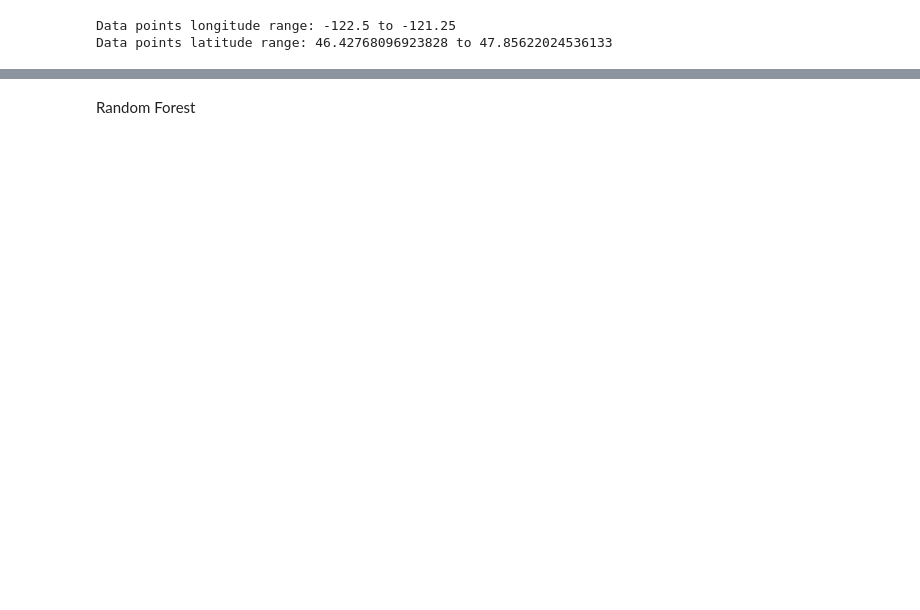
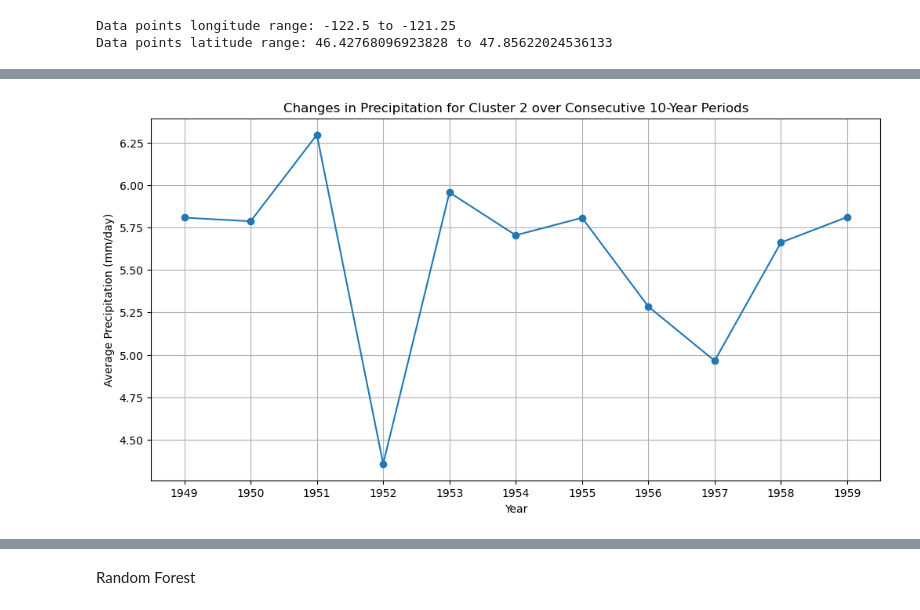
Before and after one commit to CHZY-1/Precipitation_Forecasting_with_Geospatial_data, a Jupyter notebook: precipitation_spatial_eda_xarray.ipynb, the cells around one changed output, grey strips where cells are left out. Drawn from its saved outputs; the diff is of its cells as text; code cells hidden in the pictures; blank space fills up the shorter version.

```diff
--- a/precipitation_spatial_eda_xarray.ipynb
+++ b/precipitation_spatial_eda_xarray.ipynb
@@ -728,0 +735,41 @@ Auto-adjusting extent based on data.
+# %%
+def plot_precipitation_changes(df_clusters, cluster_label, start_year, end_year):
+    """
+    Plots the changes in precipitation for a specific cluster over consecutive periods.
+
+    Parameters:
+    - df_clusters: pandas DataFrame with time-indexed precipitation data for each location cluster
+    - cluster_label: The label of the cluster to plot
+    - start_year: The starting year for the first period
+    - end_year: The ending year for the last period
+    """
+
+    interval = end_year - start_year
+
+    cluster_data = df_clusters[df_clusters['location_cluster'] == cluster_label]
+
+    # Filter data for the specified years
+    period_data = cluster_data[(cluster_data['year'] >= start_year) & (cluster_data['year'] <= end_year)]
+
+    # Group by year and calculate mean precipitation
+    grouped_data = period_data.groupby('year')['precipitation'].mean()
+
+    # Plotting
+    plt.figure(figsize=(12, 6))
+    plt.plot(grouped_data.index, grouped_data.values, marker='o')
+    plt.xlabel('Year')
+    plt.ylabel('Average Precipitation (mm/day)')
+    plt.title(f'Changes in Precipitation for Cluster {cluster_label} over Consecutive {interval}-Year Periods')
+    plt.grid(True)
+    plt.xticks(grouped_data.index)
+    plt.show()
+# %%
+df_clusters = df_flat[['lat','lon','precipitation', 'location_cluster', 'year']]
+
+df_clusters = df_clusters.reset_index(drop=True)
+
+df_clusters_nonzero = df_clusters[df_clusters['precipitation'] > 0]
+
+plot_precipitation_changes(df_clusters_nonzero, 2, 1949, 1959)
+# %% [output]
+[figure, added]
```
Also changed, not shown: parts of 74 cells of this notebook, 1 other file.
